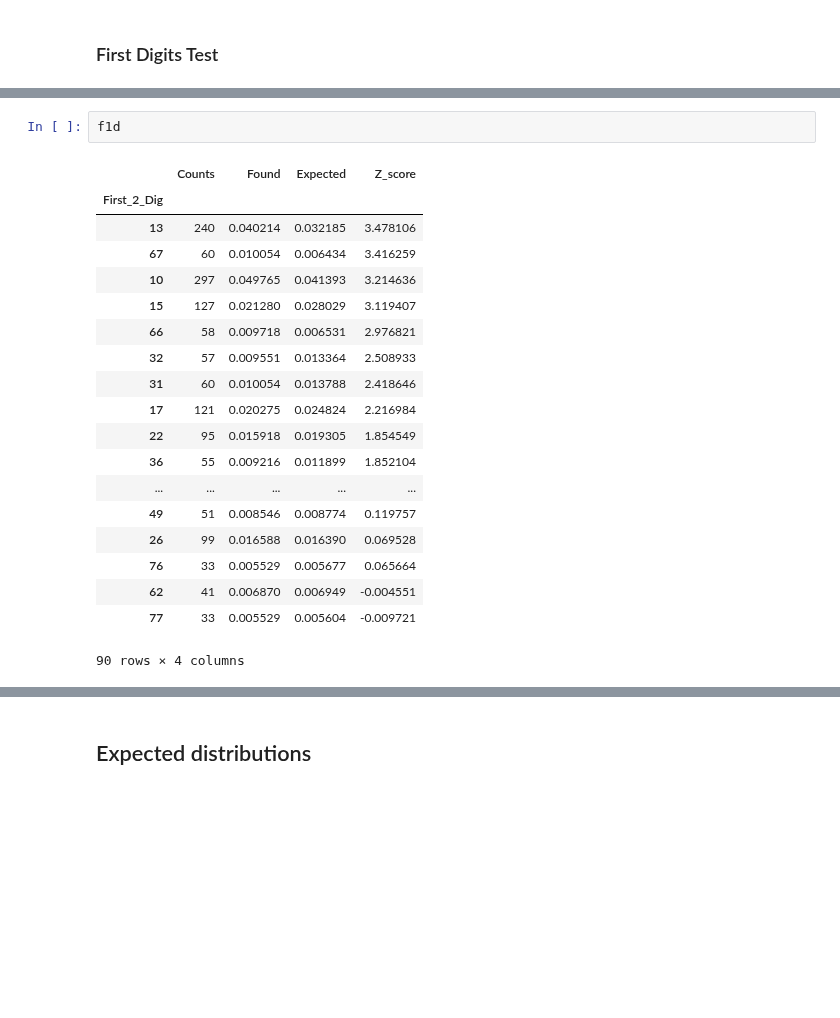
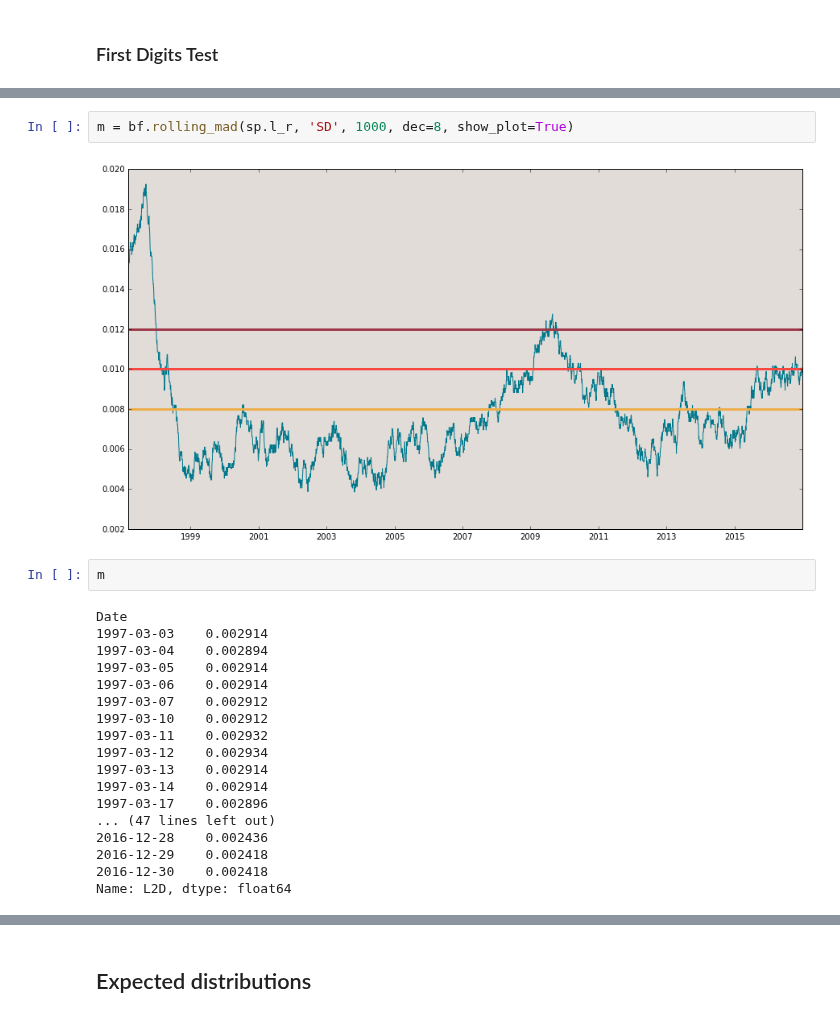
Before and after one commit to milcent/benford_py, a Jupyter notebook: Demo.ipynb, the cells around one changed output, grey strips where cells are left out. Drawn from its saved outputs; the diff is of its cells as text; blank space fills up the shorter version.

```diff
--- a/Demo.ipynb
+++ b/Demo.ipynb
@@ -74,22 +59,24 @@ For the First Two Digits:
-# %%
-f1d
-# %% [output]
-|  | Counts | Found | Expected | Z_score |
-| First_2_Dig |  |  |  |  |
-| 13 | 240 | 0.040214 | 0.032185 | 3.478106 |
-| 67 | 60 | 0.010054 | 0.006434 | 3.416259 |
-| 10 | 297 | 0.049765 | 0.041393 | 3.214636 |
-| 15 | 127 | 0.021280 | 0.028029 | 3.119407 |
-| 66 | 58 | 0.009718 | 0.006531 | 2.976821 |
-| 32 | 57 | 0.009551 | 0.013364 | 2.508933 |
-| 31 | 60 | 0.010054 | 0.013788 | 2.418646 |
-| 17 | 121 | 0.020275 | 0.024824 | 2.216984 |
-| 22 | 95 | 0.015918 | 0.019305 | 1.854549 |
-| 36 | 55 | 0.009216 | 0.011899 | 1.852104 |
-| ... | ... | ... | ... | ... |
-| 49 | 51 | 0.008546 | 0.008774 | 0.119757 |
-| 26 | 99 | 0.016588 | 0.016390 | 0.069528 |
-| 76 | 33 | 0.005529 | 0.005677 | 0.065664 |
-| 62 | 41 | 0.006870 | 0.006949 | -0.004551 |
-| 77 | 33 | 0.005529 | 0.005604 | -0.009721 |
-90 rows × 4 columns
+# %%
+m = bf.rolling_mad(sp.l_r, 'SD', 1000, dec=8, show_plot=True)
+# %% [output]
+[figure, added]
+# %%
+m
+# %% [output]
+Date
+1997-03-03    0.002914
+1997-03-04    0.002894
+1997-03-05    0.002914
+1997-03-06    0.002914
+1997-03-07    0.002912
+1997-03-10    0.002912
+1997-03-11    0.002932
+1997-03-12    0.002934
+1997-03-13    0.002914
+1997-03-14    0.002914
+1997-03-17    0.002896
+... (47 lines left out)
+2016-12-28    0.002436
+2016-12-29    0.002418
+2016-12-30    0.002418
+Name: L2D, dtype: float64
```
Also changed, not shown: parts of 2 cells of this notebook, 1 other file.
